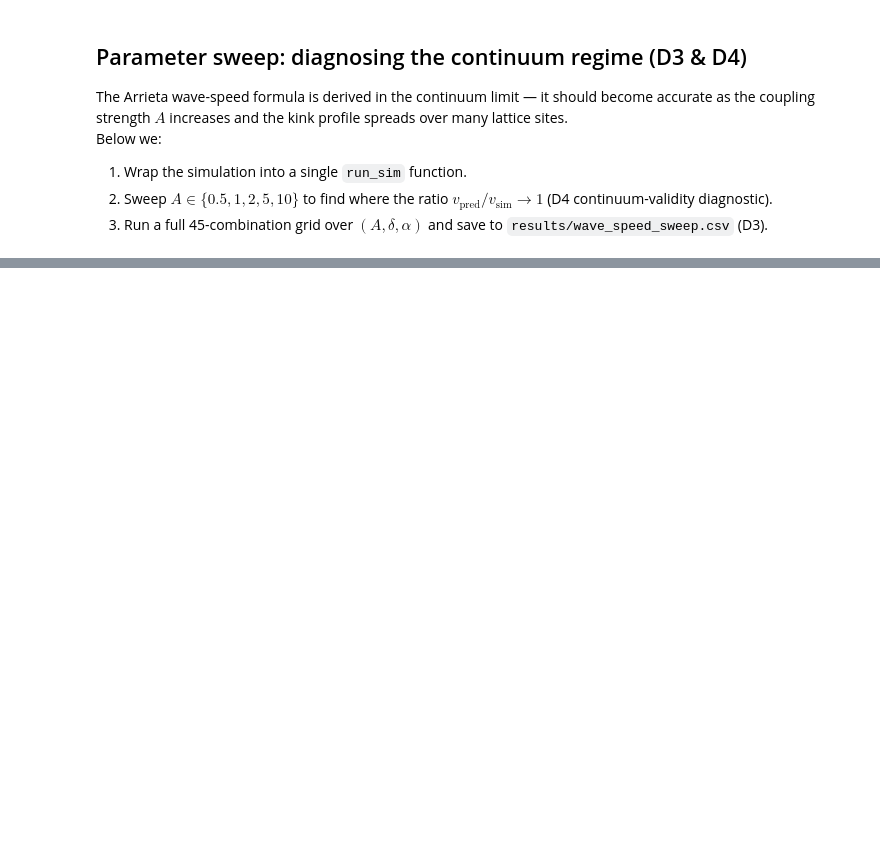
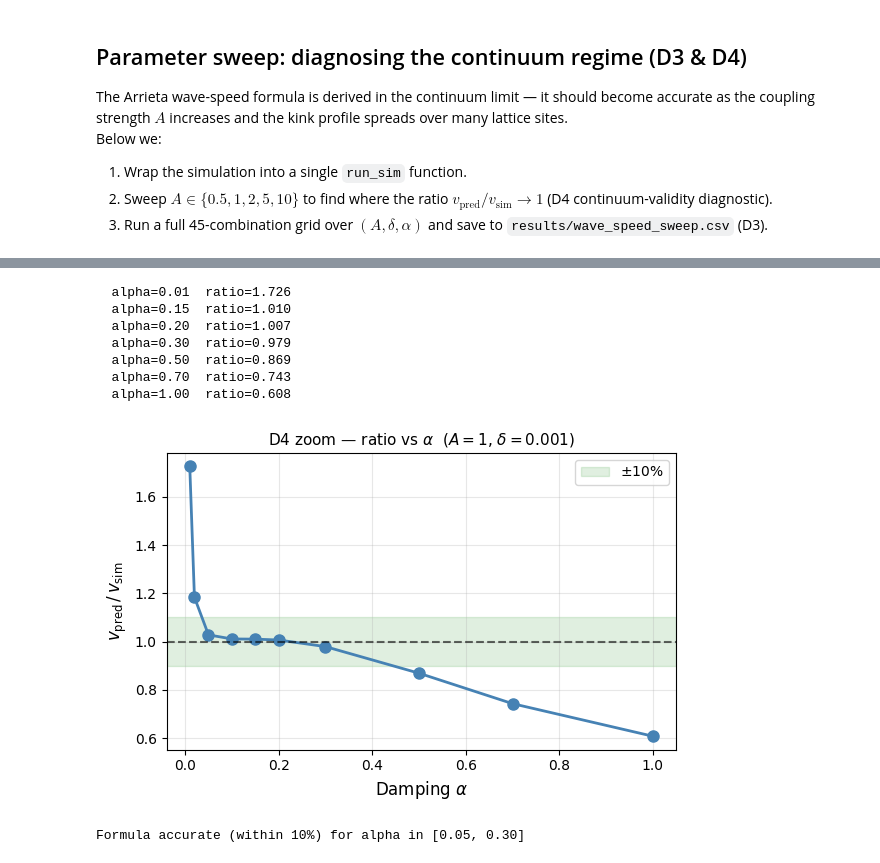
Before and after one commit to Stephang217/1D_Diaghphragms_Fluid_Model, a Jupyter notebook: diaphragm_metafluid.ipynb, the cells around one changed output, grey strips where cells are left out. Saved outputs shown, nothing was run; the diff lists cells and outputs as text; code cells hidden in the pictures; blank space fills up the shorter version.

```diff
--- a/diaphragm_metafluid.ipynb
+++ b/diaphragm_metafluid.ipynb
@@ -1203,0 +1096,67 @@ if len(in_band):
+# %%
+# ── D4 zoom: ratio vs α ───────────────────────────────────────────────────────
+#
+# α is the most physically transparent parameter for continuum validity.
+# At low α the system is underdamped: diaphragms overshoot after snapping and
+# ring down, dissipating energy as post-snap oscillations.  The Arrieta formula
+# ignores this ringing channel entirely (it assumes all released potential energy
+# goes into viscous work against the kink gradient), so it overpredicts v.
+# At very high α the wave slows (v ∝ 1/α) until the discrete lattice can no
+# longer sustain propagation: a Peierls-Nabarro barrier pins the wave, and the
+# continuum formula again fails (now by underpredicting speed).
+#
+# We fix A=1 and δ=0.001 because these are the best-case values for the formula:
+#   - A=1 gives a kink wide enough to be in the continuum regime
+#   - δ=0.001 gives a slow, wide-kink wave well away from the discrete regime
+# Fixing the other parameters at their best-case values isolates the α dependence
+# cleanly — any formula failure here is purely due to underdamping (low α) or
+# lattice pinning / measurement breakdown (high α).
+#
+# The 3-point sweep (α=0.02, 0.05, 0.10) is too coarse to resolve the threshold.
+# Extra values fill in the transition region and extend to high α to capture
+# both edges of the valid band.
+
+existing_a = {row[2]: (row[3], row[4], row[5])
+              for row in sweep_results
+              if row[0] == 1.0 and row[1] == 0.001}
+
+for al in [0.01, 0.15, 0.20, 0.30, 0.50, 0.70, 1]:
+    v_m, v_p, r = run_sim(A=1.0, delta=0.001, alpha=al, T=150)
+    existing_a[al] = (v_m, v_p, r)
+    print(f'  alpha={al:.2f}  ratio={r:.3f}')
+
+alpha_vals = sorted(existing_a)
+ratios_a   = [existing_a[a][2] for a in alpha_vals]
+
+fig, ax = plt.subplots(figsize=(6, 4))
+ax.plot(alpha_vals, ratios_a, 'o-', color='steelblue', markersize=8, linewidth=2)
+ax.axhline(1.0, color='k', linestyle='--', alpha=0.6)
+ax.axhspan(0.9, 1.1, alpha=0.12, color='green', label=r'$\pm$10%')
+ax.set_xlabel(r'Damping $\alpha$', fontsize=12)
+ax.set_ylabel(r'$v_{\rm pred}\,/\,v_{\rm sim}$', fontsize=12)
+ax.set_title(r'D4 zoom — ratio vs $\alpha$  ($A=1$, $\delta=0.001$)', fontsize=11)
+ax.legend(); ax.grid(True, alpha=0.3)
+plt.tight_layout(); plt.show()
+
+# Report the valid band: both the lower bound (ringing stops mattering)
+# and the upper bound (pinning / measurement breakdown begins)
+in_band = [(a, r) for a, r in zip(alpha_vals, ratios_a)
+           if not (r != r) and abs(r - 1) < 0.1]
+if len(in_band) >= 2:
+    lo = min(a for a, _ in in_band)
+    hi = max(a for a, _ in in_band)
+    print(f'Formula accurate (within 10%) for alpha in [{lo:.2f}, {hi:.2f}]')
+elif len(in_band) == 1:
+    print(f'Formula accurate (within 10%) only at alpha = {in_band[0][0]:.2f}')
+else:
+    print('No parameter combinations within 10% band')
+# %% [output]
+  alpha=0.01  ratio=1.726
+  alpha=0.15  ratio=1.010
+  alpha=0.20  ratio=1.007
+  alpha=0.30  ratio=0.979
+  alpha=0.50  ratio=0.869
+  alpha=0.70  ratio=0.743
+  alpha=1.00  ratio=0.608
+[figure, added]
+Formula accurate (within 10%) for alpha in [0.05, 0.30]
```
Also changed, not shown: parts of 15 cells of this notebook.
